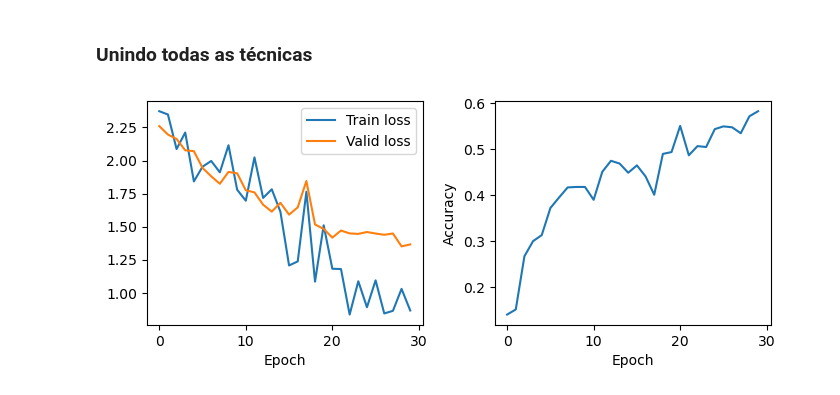
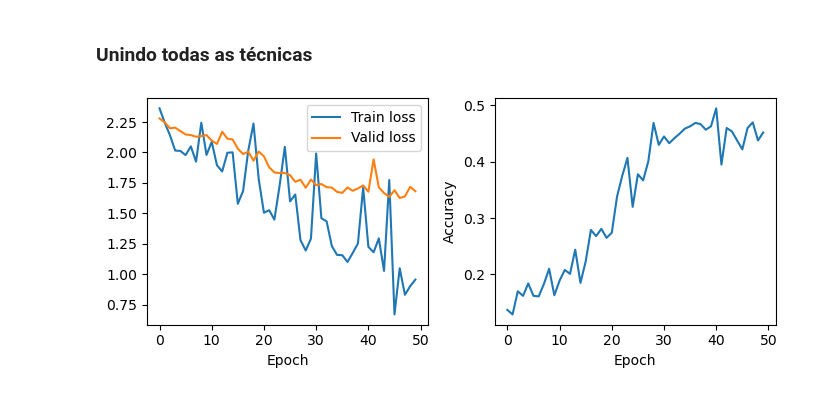
Before and after one commit to chcomin/curso-visao-computacional-2024, a Jupyter notebook: M05_estabilizacao_de_redes_modernas/1 - Regularização.ipynb, the cells around one changed output. Saved outputs shown, nothing was run; the diff lists cells and outputs as text; code cells hidden in the pictures.

```diff
--- a/M05_estabilizacao_de_redes_modernas/1 - Regularização.ipynb
+++ b/M05_estabilizacao_de_redes_modernas/1 - Regularização.ipynb
@@ -134,11 +134,10 @@ Wall time: 34.7 s
 # %% [markdown]
 ### Aumento de dados
 # %%
-from functools import partial
-from dataset import augment_mnist
 import matplotlib.pyplot as plt
 
-ds_train.transform = partial(augment_mnist, mean=73., std=81.7)
+#ds_train.transform = partial(augment_mnist, mean=73., std=81.7)
+ds_train, ds_valid = load_fashion_mnist_small(n_train=10, augment=True)
 plt.imshow(ds_train[0][0][0], 'gray')
 # %% [output]
 <matplotlib.image.AxesImage at 0x...>
@@ -160,9 +159,9 @@ Wall time: 35.1 s
 # %%
 torch.random.manual_seed(0)
 model = ModelDrop()
 
-logger = train.train(model, ds_train, ds_valid, bs=2, num_epochs=30, lr=0.02,
-                     weight_decay=0.001)
+logger = train.train(model, ds_train, ds_valid, bs=8, num_epochs=50, lr=0.02,
+                     weight_decay=0.01)
 train.show_log(logger)
 # %% [output]
-[figure, old version]
+[figure, new version]
```
Also changed, not shown: parts of 6 cells of this notebook, 6 other files.
